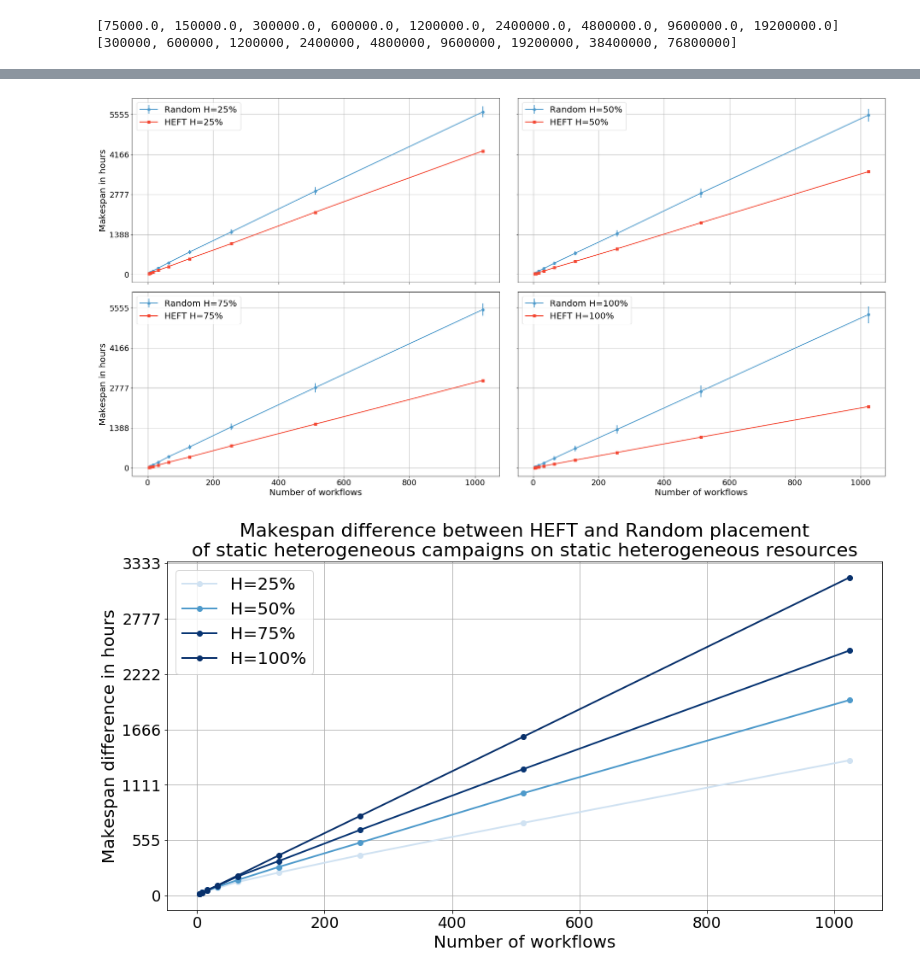
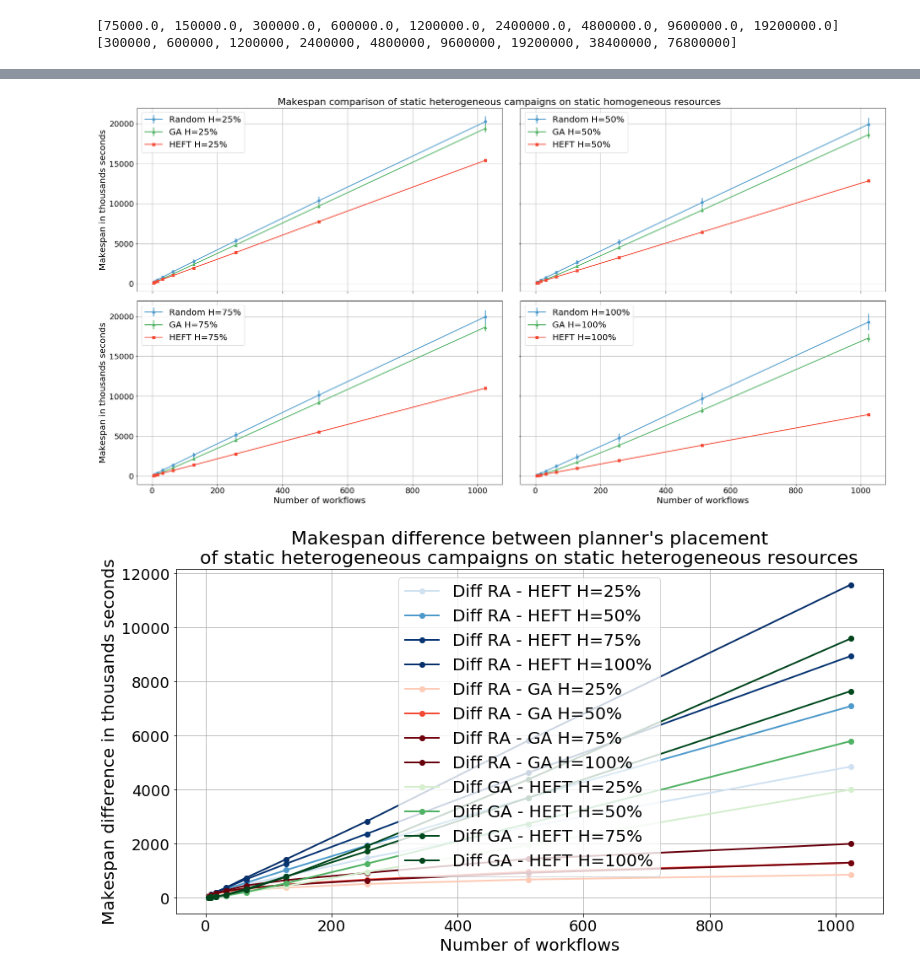
Before and after one commit to radical-project/campaign_manager, a Jupyter notebook: experiments/StaticResourcesExperiments.ipynb, the cells around one changed output, grey strips where cells are left out. Drawn from its saved outputs; the diff is of its cells as text; code cells hidden in the pictures.

```diff
--- a/experiments/StaticResourcesExperiments.ipynb
+++ b/experiments/StaticResourcesExperiments.ipynb
@@ -280,27 +275,31 @@ _ = axis.legend(fontsize=20)
 # %%
 fig,axis = plt.subplots(nrows=2,ncols=2,figsize=(31,16), sharex=True, sharey=True)
 fig.subplots_adjust(wspace=0.05, hspace=0.05)
-_ = axis[0,0].errorbar(StHeteroCampaigns_4St025HeteroResources_makespan_means.xs('RANDOM').index,StHeteroCampaigns_4St025HeteroResources_makespan_means.xs('RANDOM').values,StHeteroCampaigns_4St025HeteroResources_stds.xs('RANDOM').values,marker='o',label='Random H=25%',linewidth=2, color=blues(150))
-_ = axis[0,0].errorbar(StHeteroCampaigns_4St025HeteroResources_makespan_means.xs('HEFT').index,StHeteroCampaigns_4St025HeteroResources_makespan_means.xs('HEFT').values,marker='s',label='HEFT H=25%', color=reds(150),linewidth=2)
+_ = axis[0,0].errorbar(StHeteroCampaigns_4St025HeteroResources_makespan_means.xs('RANDOM').index,StHeteroCampaigns_4St025HeteroResources_makespan_means.xs('RANDOM')['makespan'].values,StHeteroCampaigns_4St025HeteroResources_stds.xs('RANDOM')['makespan'].values,color=blues(150),marker='o',label='Random H=25%',linewidth=2)
+_ = axis[0,0].errorbar(StHeteroCampaigns_4St025HeteroResources_makespan_means.xs('GA').index, StHeteroCampaigns_4St025HeteroResources_makespan_means.xs('GA')['makespan'].values,StHeteroCampaigns_4St025HeteroResources_stds.xs('GA')['makespan'].values,color=greens(150),marker='^',label='GA H=25%',linewidth=2)
+_ = axis[0,0].errorbar(StHeteroCampaigns_4St025HeteroResources_makespan_means.xs('HEFT').index,StHeteroCampaigns_4St025HeteroResources_makespan_means.xs('HEFT')['makespan'].values,marker='s',label='HEFT H=25%', color=reds(150),linewidth=2)
 
-_ = axis[0,1].errorbar(StHeteroCampaigns_4St050HeteroResources_makespan_means.xs('RANDOM').index,StHeteroCampaigns_4St050HeteroResources_makespan_means.xs('RANDOM').values,StHeteroCampaigns_4St050HeteroResources_stds.xs('RANDOM').values,marker='o',label='Random H=50%',linewidth=2, color=blues(150))
-_ = axis[0,1].errorbar(StHeteroCampaigns_4St050HeteroResources_makespan_means.xs('HEFT').index,StHeteroCampaigns_4St050HeteroResources_makespan_means.xs('HEFT').values,marker='s',label='HEFT H=50%', color=reds(150),linewidth=2)
+_ = axis[0,1].errorbar(StHeteroCampaigns_4St050HeteroResources_makespan_means.xs('RANDOM').index,StHeteroCampaigns_4St050HeteroResources_makespan_means.xs('RANDOM')['makespan'].values,StHeteroCampaigns_4St050HeteroResources_stds.xs('RANDOM')['makespan'].values,color=blues(150),marker='o',label='Random H=50%',linewidth=2)
+_ = axis[0,1].errorbar(StHeteroCampaigns_4St050HeteroResources_makespan_means.xs('GA').index, StHeteroCampaigns_4St050HeteroResources_makespan_means.xs('GA')['makespan'].values,StHeteroCampaigns_4St050HeteroResources_stds.xs('GA')['makespan'].values,color=greens(150),marker='^',label='GA H=50%',linewidth=2)
+_ = axis[0,1].errorbar(StHeteroCampaigns_4St050HeteroResources_makespan_means.xs('HEFT').index,StHeteroCampaigns_4St050HeteroResources_makespan_means.xs('HEFT')['makespan'].values,marker='s',label='HEFT H=50%', color=reds(150),linewidth=2)
 
-_ = axis[1,0].errorbar(StHeteroCampaigns_4St075HeteroResources_makespan_means.xs('RANDOM').index,StHeteroCampaigns_4St075HeteroResources_makespan_means.xs('RANDOM').values,StHeteroCampaigns_4St075HeteroResources_stds.xs('RANDOM').values,marker='o',label='Random H=75%',linewidth=2, color=blues(150))
-_ = axis[1,0].errorbar(StHeteroCampaigns_4St075HeteroResources_makespan_means.xs('HEFT').index,StHeteroCampaigns_4St075HeteroResources_makespan_means.xs('HEFT').values,marker='s',label='HEFT H=75%', color=reds(150),linewidth=2)
+_ = axis[1,0].errorbar(StHeteroCampaigns_4St075HeteroResources_makespan_means.xs('RANDOM').index,StHeteroCampaigns_4St075HeteroResources_makespan_means.xs('RANDOM')['makespan'].values,StHeteroCampaigns_4St075HeteroResources_stds.xs('RANDOM')['makespan'].values,color=blues(150),marker='o',label='Random H=75%',linewidth=2)
+_ = axis[1,0].errorbar(StHeteroCampaigns_4St075HeteroResources_makespan_means.xs('GA').index, StHeteroCampaigns_4St075HeteroResources_makespan_means.xs('GA')['makespan'].values,StHeteroCampaigns_4St075HeteroResources_stds.xs('GA')['makespan'].values,color=greens(150),marker='^',label='GA H=75%',linewidth=2)
+_ = axis[1,0].errorbar(StHeteroCampaigns_4St075HeteroResources_makespan_means.xs('HEFT').index,StHeteroCampaigns_4St075HeteroResources_makespan_means.xs('HEFT')['makespan'].values,marker='s',label='HEFT H=75%', color=reds(150),linewidth=2)
 
-_ = axis[1,1].errorbar(StHeteroCampaigns_4St100HeteroResources_makespan_means.xs('RANDOM').index,StHeteroCampaigns_4St100HeteroResources_makespan_means.xs('RANDOM').values,StHeteroCampaigns_4St100HeteroResources_stds.xs('RANDOM').values,marker='o',label='Random H=100%',linewidth=2, color=blues(150))
-_ = axis[1,1].errorbar(StHeteroCampaigns_4St100HeteroResources_makespan_means.xs('HEFT').index,StHeteroCampaigns_4St100HeteroResources_makespan_means.xs('HEFT').values,marker='s',label='HEFT H=100%', color=reds(150),linewidth=2)
+_ = axis[1,1].errorbar(StHeteroCampaigns_4St100HeteroResources_makespan_means.xs('RANDOM').index,StHeteroCampaigns_4St100HeteroResources_makespan_means.xs('RANDOM')['makespan'].values,StHeteroCampaigns_4St100HeteroResources_stds.xs('RANDOM')['makespan'].values,color=blues(150),marker='o',label='Random H=100%',linewidth=2)
+_ = axis[1,1].errorbar(StHeteroCampaigns_4St100HeteroResources_makespan_means.xs('GA').index, StHeteroCampaigns_4St100HeteroResources_makespan_means.xs('GA')['makespan'].values,StHeteroCampaigns_4St100HeteroResources_stds.xs('GA')['makespan'].values,color=greens(150),marker='^',label='GA H=100%',linewidth=2)
+_ = axis[1,1].errorbar(StHeteroCampaigns_4St100HeteroResources_makespan_means.xs('HEFT').index,StHeteroCampaigns_4St100HeteroResources_makespan_means.xs('HEFT')['makespan'].values,marker='s',label='HEFT H=100%', color=reds(150),linewidth=2)
 
 
-_ = axis[0,0].set_ylabel('Makespan in hours',fontsize=20)
-_ = axis[1,0].set_ylabel('Makespan in hours',fontsize=20)
+_ = axis[0,0].set_ylabel('Makespan in thousands seconds',fontsize=20)
+_ = axis[1,0].set_ylabel('Makespan in thousands seconds',fontsize=20)
 _ = axis[1,0].set_xlabel('Number of workflows',fontsize=20)
 _ = axis[1,1].set_xlabel('Number of workflows',fontsize=20)
 _ = axis[1,0].set_xticklabels(axis[1,0].get_xticks().astype('int').tolist(),fontsize=18)
 _ = axis[1,1].set_xticklabels(axis[1,1].get_xticks().astype('int').tolist(),fontsize=18)
-_ = axis[0,0].set_yticklabels((axis[0,0].get_yticks()/3600).astype('int').tolist(),fontsize=18)
-_ = axis[1,0].set_yticklabels((axis[1,0].get_yticks()/3600).astype('int').tolist(),fontsize=18)
+_ = axis[0,0].set_yticklabels((axis[0,0].get_yticks()/1000).astype('int').tolist(),fontsize=18)
+_ = axis[1,0].set_yticklabels((axis[1,0].get_yticks()/1000).astype('int').tolist(),fontsize=18)
 _ = axis[0,0].grid('on')
 _ = axis[0,1].grid('on')
 _ = axis[1,0].grid('on')
@@ -309,29 +308,51 @@ _ = axis[0,0].legend(fontsize=20)
 _ = axis[0,1].legend(fontsize=20)
 _ = axis[1,0].legend(fontsize=20)
 _ = axis[1,1].legend(fontsize=20)
-#_ = axis.set_title('Makespan comparison of static heterogeneous campaigns on static homogeneous resources', fontsize=22)
+fig.suptitle('Makespan comparison of static heterogeneous campaigns on static homogeneous resources', fontsize=22, y=0.9)
+fig.savefig('StHeteroCampaigns_4StHeteroResources.png',bbox_inches='tight')
 # %% [output]
-[figure, old version]
+[figure, new version]
 # %%
-DiffStHeteroCamp_4St025HeteRes = StHeteroCampaigns_4St025HeteroResources_makespan_means.xs('RANDOM').values - StHeteroCampaigns_4St025HeteroResources_makespan_means.xs('HEFT').values
-DiffStHeteroCamp_4St050HeteRes = StHeteroCampaigns_4St050HeteroResources_makespan_means.xs('RANDOM').values - StHeteroCampaigns_4St050HeteroResources_makespan_means.xs('HEFT').values
-DiffStHeteroCamp_4St075HeteRes = StHeteroCampaigns_4St075HeteroResources_makespan_means.xs('RANDOM').values - StHeteroCampaigns_4St075HeteroResources_makespan_means.xs('HEFT').values
-DiffStHeteroCamp_4St100HeteRes = StHeteroCampaigns_4St100HeteroResources_makespan_means.xs('RANDOM').values - StHeteroCampaigns_4St100HeteroResources_makespan_means.xs('HEFT').values
+DiffStHeteroCamp_4St025HeteResHE = abs(StHeteroCampaigns_4St025HeteroResources_makespan_means.xs('RANDOM')['makespan'].values - StHeteroCampaigns_4St025HeteroResources_makespan_means.xs('HEFT')['makespan'].values)
+DiffStHeteroCamp_4St050HeteResHE = abs(StHeteroCampaigns_4St050HeteroResources_makespan_means.xs('RANDOM')['makespan'].values - StHeteroCampaigns_4St050HeteroResources_makespan_means.xs('HEFT')['makespan'].values)
+DiffStHeteroCamp_4St075HeteResHE = abs(StHeteroCampaigns_4St075HeteroResources_makespan_means.xs('RANDOM')['makespan'].values - StHeteroCampaigns_4St075HeteroResources_makespan_means.xs('HEFT')['makespan'].values)
+DiffStHeteroCamp_4St100HeteResHE = abs(StHeteroCampaigns_4St100HeteroResources_makespan_means.xs('RANDOM')['makespan'].values - StHeteroCampaigns_4St100HeteroResources_makespan_means.xs('HEFT')['makespan'].values)
+
+DiffStHeteroCamp_4St025HeteResGA = abs(StHeteroCampaigns_4St025HeteroResources_makespan_means.xs('RANDOM')['makespan'].values - StHeteroCampaigns_4St025HeteroResources_makespan_means.xs('GA')['makespan'].values)
+DiffStHeteroCamp_4St050HeteResGA = abs(StHeteroCampaigns_4St050HeteroResources_makespan_means.xs('RANDOM')['makespan'].values - StHeteroCampaigns_4St050HeteroResources_makespan_means.xs('GA')['makespan'].values)
+DiffStHeteroCamp_4St075HeteResGA = abs(StHeteroCampaigns_4St075HeteroResources_makespan_means.xs('RANDOM')['makespan'].values - StHeteroCampaigns_4St075HeteroResources_makespan_means.xs('GA')['makespan'].values)
+DiffStHeteroCamp_4St100HeteResGA = abs(StHeteroCampaigns_4St100HeteroResources_makespan_means.xs('RANDOM')['makespan'].values - StHeteroCampaigns_4St100HeteroResources_makespan_means.xs('GA')['makespan'].values)
+
+DiffStHeteroCamp_4St025HeteResHEGA = (StHeteroCampaigns_4St025HeteroResources_makespan_means.xs('GA')['makespan'].values - StHeteroCampaigns_4St025HeteroResources_makespan_means.xs('HEFT')['makespan'].values)
+DiffStHeteroCamp_4St050HeteResHEGA = (StHeteroCampaigns_4St050HeteroResources_makespan_means.xs('GA')['makespan'].values - StHeteroCampaigns_4St050HeteroResources_makespan_means.xs('HEFT')['makespan'].values)
+DiffStHeteroCamp_4St075HeteResHEGA = (StHeteroCampaigns_4St075HeteroResources_makespan_means.xs('GA')['makespan'].values - StHeteroCampaigns_4St075HeteroResources_makespan_means.xs('HEFT')['makespan'].values)
+DiffStHeteroCamp_4St100HeteResHEGA = (StHeteroCampaigns_4St100HeteroResources_makespan_means.xs('GA')['makespan'].values - StHeteroCampaigns_4St100HeteroResources_makespan_means.xs('HEFT')['makespan'].values)
+
 
 fig,axis = plt.subplots(nrows=1,ncols=1,figsize=(15,7.5), sharex=True, sharey=True)
 fig.subplots_adjust(wspace=0.05, hspace=0.05)
-_ = axis.plot(StHeteroCampaigns_4St025HeteroResources_makespan_means.xs('RANDOM').index,DiffStHeteroCamp_4St025HeteRes,marker='o',label='H=25%',linewidth=2, color=blues(50))
-_ = axis.plot(StHeteroCampaigns_4St050HeteroResources_makespan_means.xs('RANDOM').index,DiffStHeteroCamp_4St050HeteRes,marker='o',label='H=50%',linewidth=2, color=blues(150))
-_ = axis.plot(StHeteroCampaigns_4St075HeteroResources_makespan_means.xs('RANDOM').index,DiffStHeteroCamp_4St075HeteRes,marker='o',label='H=75%',linewidth=2, color=blues(250))
-_ = axis.plot(StHeteroCampaigns_4St100HeteroResources_makespan_means.xs('RANDOM').index,DiffStHeteroCamp_4St100HeteRes,marker='o',label='H=100%',linewidth=2, color=blues(350))
+_ = axis.plot(StHeteroCampaigns_4St025HeteroResources_makespan_means.xs('RANDOM').index,DiffStHeteroCamp_4St025HeteResHE,marker='o',label='Diff RA - HEFT H=25%',linewidth=2, color=blues(50))
+_ = axis.plot(StHeteroCampaigns_4St050HeteroResources_makespan_means.xs('RANDOM').index,DiffStHeteroCamp_4St050HeteResHE,marker='o',label='Diff RA - HEFT H=50%',linewidth=2, color=blues(150))
+_ = axis.plot(StHeteroCampaigns_4St075HeteroResources_makespan_means.xs('RANDOM').index,DiffStHeteroCamp_4St075HeteResHE,marker='o',label='Diff RA - HEFT H=75%',linewidth=2, color=blues(250))
+_ = axis.plot(StHeteroCampaigns_4St100HeteroResources_makespan_means.xs('RANDOM').index,DiffStHeteroCamp_4St100HeteResHE,marker='o',label='Diff RA - HEFT H=100%',linewidth=2, color=blues(350))
 
-_ = axis.set_ylabel('Makespan difference in hours',fontsize=20)
+_ = axis.plot(StHeteroCampaigns_4St025HeteroResources_makespan_means.xs('RANDOM').index,DiffStHeteroCamp_4St025HeteResGA,marker='o',label='Diff RA - GA H=25%',linewidth=2, color=reds(50))
+_ = axis.plot(StHeteroCampaigns_4St050HeteroResources_makespan_means.xs('RANDOM').index,DiffStHeteroCamp_4St050HeteResGA,marker='o',label='Diff RA - GA H=50%',linewidth=2, color=reds(150))
+_ = axis.plot(StHeteroCampaigns_4St075HeteroResources_makespan_means.xs('RANDOM').index,DiffStHeteroCamp_4St075HeteResGA,marker='o',label='Diff RA - GA H=75%',linewidth=2, color=reds(250))
+_ = axis.plot(StHeteroCampaigns_4St100HeteroResources_makespan_means.xs('RANDOM').index,DiffStHeteroCamp_4St100HeteResGA,marker='o',label='Diff RA - GA H=100%',linewidth=2, color=reds(350))
+
+_ = axis.plot(StHeteroCampaigns_4St025HeteroResources_makespan_means.xs('RANDOM').index,DiffStHeteroCamp_4St025HeteResHEGA,marker='o',label='Diff GA - HEFT H=25%',linewidth=2, color=greens(50))
+_ = axis.plot(StHeteroCampaigns_4St050HeteroResources_makespan_means.xs('RANDOM').index,DiffStHeteroCamp_4St050HeteResHEGA,marker='o',label='Diff GA - HEFT H=50%',linewidth=2, color=greens(150))
+_ = axis.plot(StHeteroCampaigns_4St075HeteroResources_makespan_means.xs('RANDOM').index,DiffStHeteroCamp_4St075HeteResHEGA,marker='o',label='Diff GA - HEFT H=75%',linewidth=2, color=greens(250))
+_ = axis.plot(StHeteroCampaigns_4St100HeteroResources_makespan_means.xs('RANDOM').index,DiffStHeteroCamp_4St100HeteResHEGA,marker='o',label='Diff GA - HEFT H=100%',linewidth=2, color=greens(350))
+
+_ = axis.set_ylabel('Makespan difference in thousands seconds',fontsize=20)
 _ = axis.set_xlabel('Number of workflows',fontsize=20)
 _ = axis.set_xticklabels(axis.get_xticks().astype('int').tolist(),fontsize=18)
-_ = axis.set_yticklabels((axis.get_yticks()/3600).astype('int').tolist(),fontsize=18)
+_ = axis.set_yticklabels((axis.get_yticks()/1000).astype('int').tolist(),fontsize=18)
 _ = axis.grid('on')
 _ = axis.legend()
 _ = axis.legend(fontsize=20)
-_ = axis.set_title('Makespan difference between HEFT and Random placement\nof static heterogeneous campaigns on static heterogeneous resources', fontsize=22)
+_ = axis.set_title("Makespan difference between planner's placement\nof static heterogeneous campaigns on static heterogeneous resources", fontsize=22)
 # %% [output]
-[figure, old version]
+[figure, new version]
```
Also changed, not shown: parts of 17 cells of this notebook, 4 other files.
